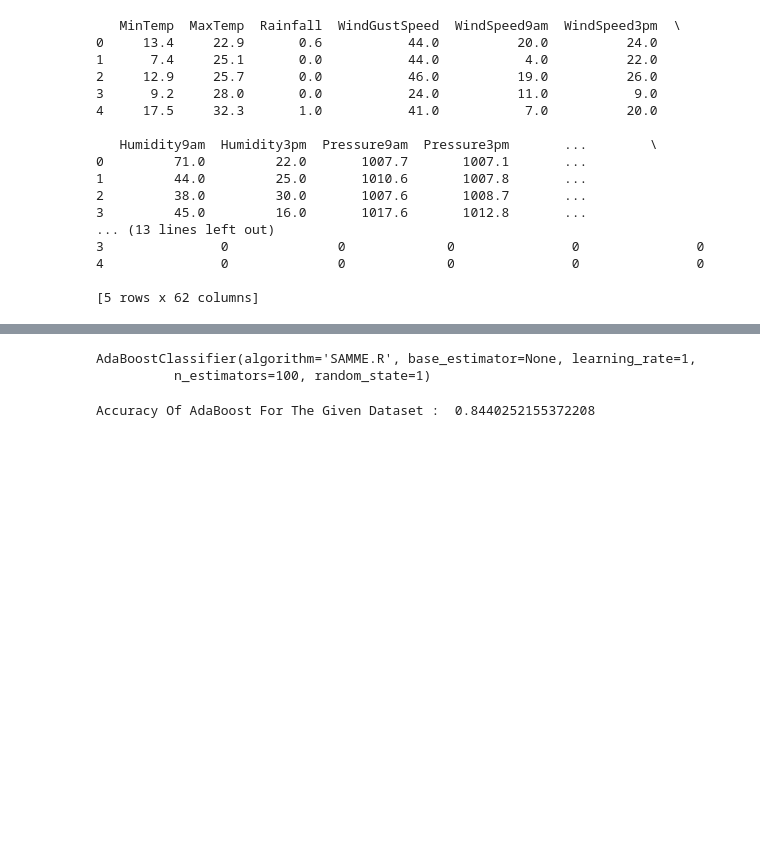
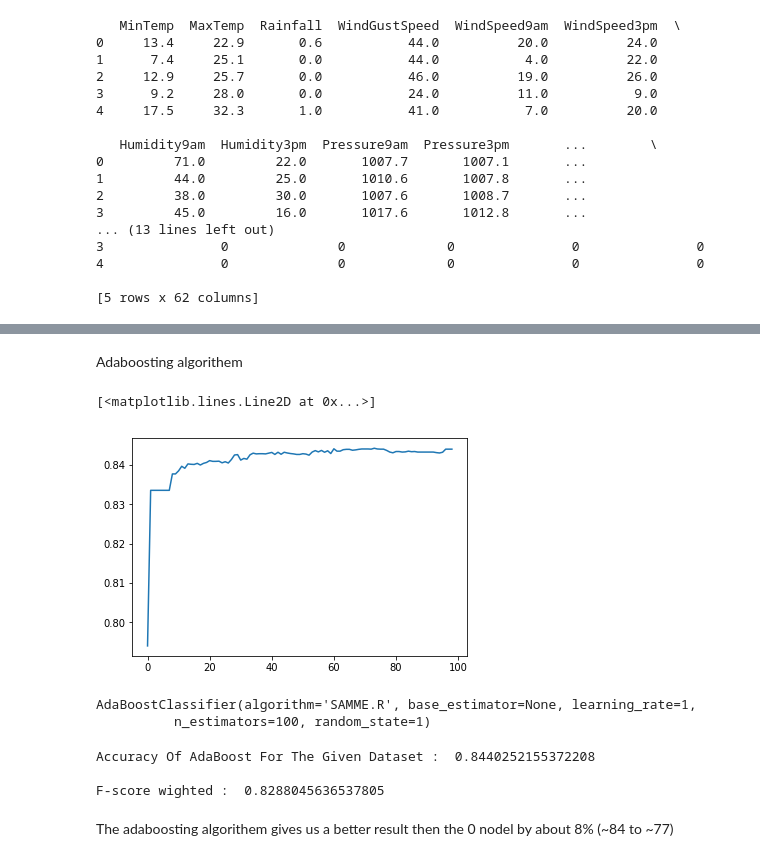
Before and after one commit to dvirs12345/data-science-project-sem-2, a Jupyter notebook: project.ipynb, the cells around one changed output, grey strips where cells are left out. Drawn from its saved outputs; the diff is of its cells as text; code cells hidden in the pictures; blank space fills up the shorter version.

```diff
--- a/project.ipynb
+++ b/project.ipynb
@@ -153,3 +206,18 @@ adaboosting
+# %% [markdown]
+Adaboosting algorithem
+# %%
+visual_arr = []
+for i in range(1,100):
+    adaboost_visual = AdaBoostClassifier(n_estimators=i, base_estimator= None,learning_rate=1, random_state = 1)
+    adaboost_visual.fit(X_train,y_train)
+    y_pred_visual = adaboost_visual.predict(X_test)
+    cm = confusion_matrix(y_test,y_pred_visual)
+    accuracy = float(cm.diagonal().sum())/len(y_test)
+    visual_arr.append(accuracy)
+plt.plot(visual_arr)
+# %% [output]
+[<matplotlib.lines.Line2D at 0x...>]
+[figure, added]
 # %%
 adaboost = AdaBoostClassifier(n_estimators=100, base_estimator= None,learning_rate=1, random_state = 1)
 adaboost.fit(X_train,y_train)
@@ -161,5 +229,10 @@ y_pred = adaboost.predict(X_test)
 cm = confusion_matrix(y_test,y_pred)
 accuracy = float(cm.diagonal().sum())/len(y_test)
 print("\nAccuracy Of AdaBoost For The Given Dataset : ", accuracy)
+print("\nF-score wighted : ", f1_score(y_test,y_pred,average='weighted'))
 # %% [output]
 Accuracy Of AdaBoost For The Given Dataset :  0.8440252155372208
+
+F-score wighted :  0.8288045636537805
+# %% [markdown]
+The adaboosting algorithem gives us a better result then the 0 nodel by about 8% (~84 to ~77)
```
Also changed, not shown: parts of 8 cells of this notebook, 2 other files.
